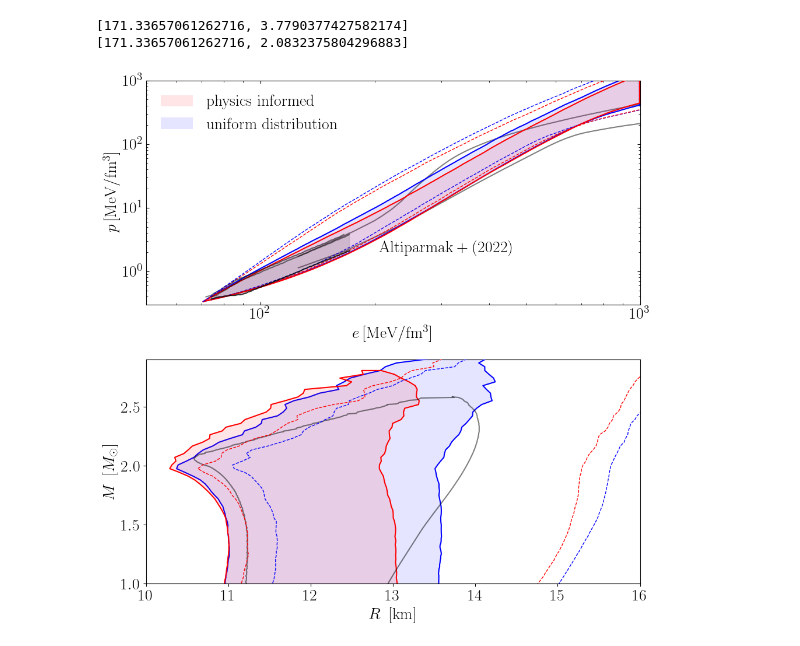
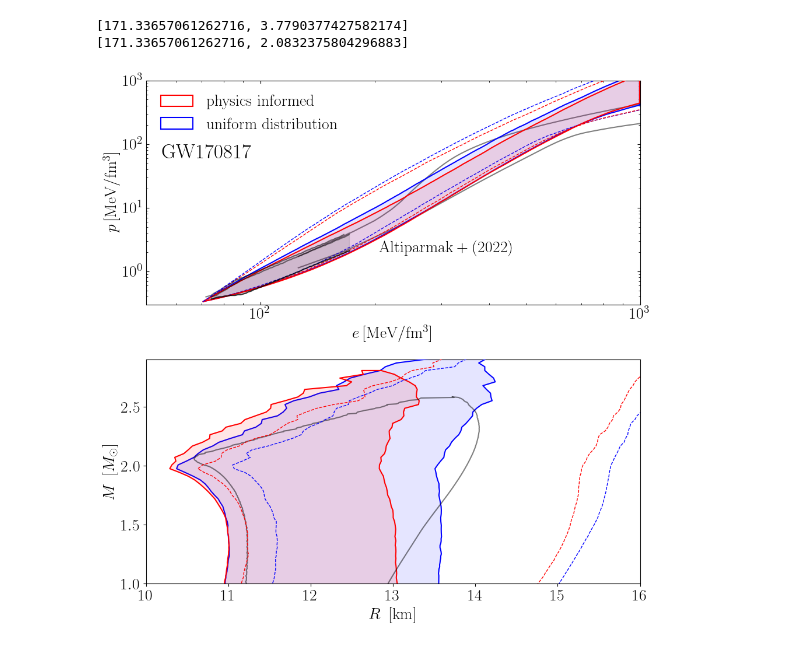
Before and after one commit to EckerChristian/MCLambdaBHNS, a Jupyter notebook: plotting_code/Fig_3_GW170817_press_dens_MR.ipynb, the cells around one changed output. Drawn from its saved outputs; the diff is of its cells as text; code cells hidden in the pictures.

```diff
--- a/plotting_code/Fig_3_GW170817_press_dens_MR.ipynb
+++ b/plotting_code/Fig_3_GW170817_press_dens_MR.ipynb
@@ -310,19 +310,22 @@ print([10**CET[-1,0],10**CET[-1,3]])
 print([10**CET[-1,0],10**CET[-1,1]])
 
 ax[0].text(205, 2.0 ,r'$\rm Altiparmak+ (2022)$', fontsize = 20, color="black")
+ax[0].text(55, 60.0 ,r'$\rm GW170817$', fontsize = 25, color="black")
+
+
 #ax[0].text(200, 1.2 ,r'$\rm theory$', fontsize = 14, color="blue")
 #plt.text(18000, 1600 ,r'$\rm pQCD$', fontsize = 14,color="green")
 
 ax[0].fill_between(eng_dens_GW170817_physics, press_low_GW170817_physics, press_high_GW170817_physics,
-                   color='red', edgecolor='none',alpha=0.1, label=r'$\rm physics~informed$', zorder=3)
+                   color='red', edgecolor='none',alpha=0.1, zorder=3)
 ax[0].fill_between(eng_dens_GW170817_physics, press_low_GW170817_physics, press_high_GW170817_physics,
-                   color='none',edgecolor='red',alpha=1.0,linewidth=1.5,zorder=3)
+                   color='none',edgecolor='red',label=r'$\rm physics~informed$',alpha=1.0,linewidth=1.5,zorder=3)
 
 ax[0].plot(eng_dens_uniform_prior, press_low_uniform_prior,color='blue', alpha=1.0, zorder=2,linestyle='dashed',linewidth=1.0)
 ax[0].plot(eng_dens_uniform_prior, press_high_uniform_prior,color='blue', alpha=1.0, zorder=6,linestyle='dashed',linewidth=1.0)
 
-ax[0].fill_between(eng_dens_uniform, press_low_uniform, press_high_uniform, color='blue', edgecolor='none',alpha=0.1, label=r'$\rm uniform~distribution$', zorder=2)
-ax[0].fill_between(eng_dens_uniform, press_low_uniform, press_high_uniform, color='none', edgecolor='blue',linewidth=1.5, alpha=1.0, zorder=2)
+ax[0].fill_between(eng_dens_uniform, press_low_uniform, press_high_uniform, color='blue', edgecolor='none',alpha=0.1, zorder=2)
+ax[0].fill_between(eng_dens_uniform, press_low_uniform, press_high_uniform, color='none', edgecolor='blue',label=r'$\rm uniform~distribution$',linewidth=1.5, alpha=1.0, zorder=2)
 
 ax[0].plot(eng_dens_physics_prior, press_low_physics_prior, color='red', alpha=1.0,linestyle='dashed',linewidth=1.0,zorder=3)
 ax[0].plot(eng_dens_physics_prior,press_high_physics_prior, color='red', alpha=1.0,linestyle='dashed',linewidth=1.0,zorder=3)
@@ -350,31 +353,31 @@ cont3[-1,2]=cont3[-1,1]
 ax[1].set_xlim([10,16])
 ax[1].set_ylim([1,2.9])
 ax[1].set_ylabel(r'$ M~\left[M_\odot\right]$',fontsize=20)
 ax[1].set_xlabel(r'$R~\left[{\rm km}\right]$',fontsize=20)
 
 
 # contours
 ax[1].plot( cont1[:,1], cont1[:,0], color = "black"  , linestyle = "-",zorder=7,alpha=0.5,linewidth=1.5)
 ax[1].plot( cont1[:,2], cont1[:,0], color = "black"  , linestyle = "-",zorder=7,label=r"$M_{\rm TOV}\geq 2.0\,M_\odot$",alpha=0.5,linewidth=1.5)
 #ax[1].legend(loc="upper left",fontsize=16,frameon=False)
 # save the plot
 
 # GW170817 with physics
 ax[1].fill_betweenx(mass_GW170817_physics,min_radius_GW170817_physics,max_radius_GW170817_physics,color="red",edgecolor='none',zorder=5,alpha=0.1)
 ax[1].fill_betweenx(mass_GW170817_physics,min_radius_GW170817_physics,max_radius_GW170817_physics,color="none",edgecolor='red',zorder=5,alpha=1.0,linewidth=1.5)
 
 ax[1].fill_betweenx(mass_GW170817_uniform,min_radius_GW170817_uniform,max_radius_GW170817_uniform,color='blue',edgecolor="none",zorder=4,alpha=0.1)
 ax[1].fill_betweenx(mass_GW170817_uniform,min_radius_GW170817_uniform,max_radius_GW170817_uniform,color='none', edgecolor="blue",zorder=4,alpha=1.0,linewidth=1.5)
 
 ax[1].fill_betweenx(mass_BNS_prior,min_radius_BNS_prior,max_radius_BNS_prior, edgecolor = "red" ,facecolor='none',zorder=7,linestyle='dashed')
 ax[1].fill_betweenx(mass_uniform_prior,min_radius_uniform_prior,max_radius_uniform_prior, edgecolor = "blue" ,facecolor='none',zorder=7,linestyle='dashed')
 
 
 #ax[0].set_box_aspect(1)
 #ax[1].set_box_aspect(1)
 plt.tight_layout()
 plt.savefig("GW170817_press_dens_MR.pdf")
 # %% [output]
 [171.33657061262716, 3.7790377427582174]
 [171.33657061262716, 2.0832375804296883]
-[figure, old version]
+[figure, new version]
```
Also changed, not shown: 5 other files.
